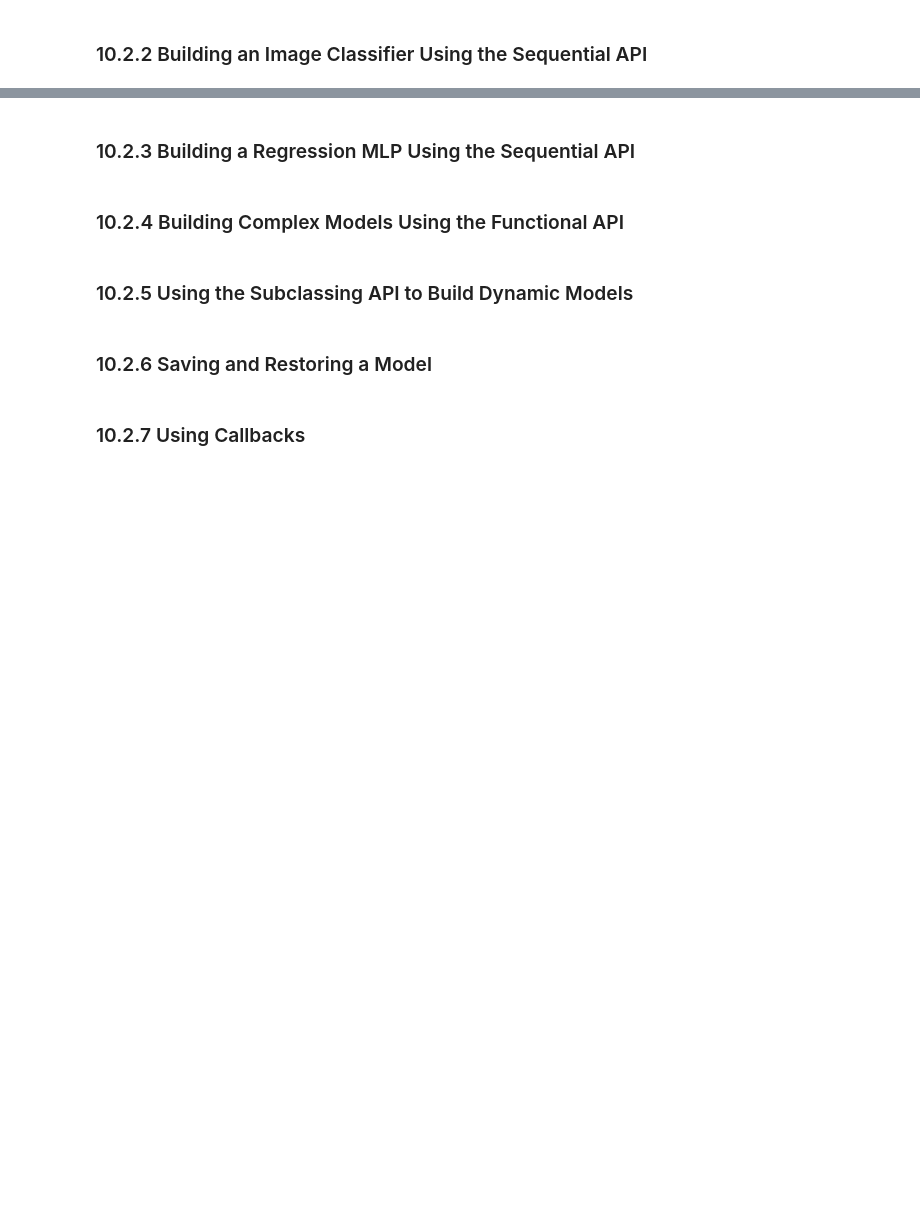
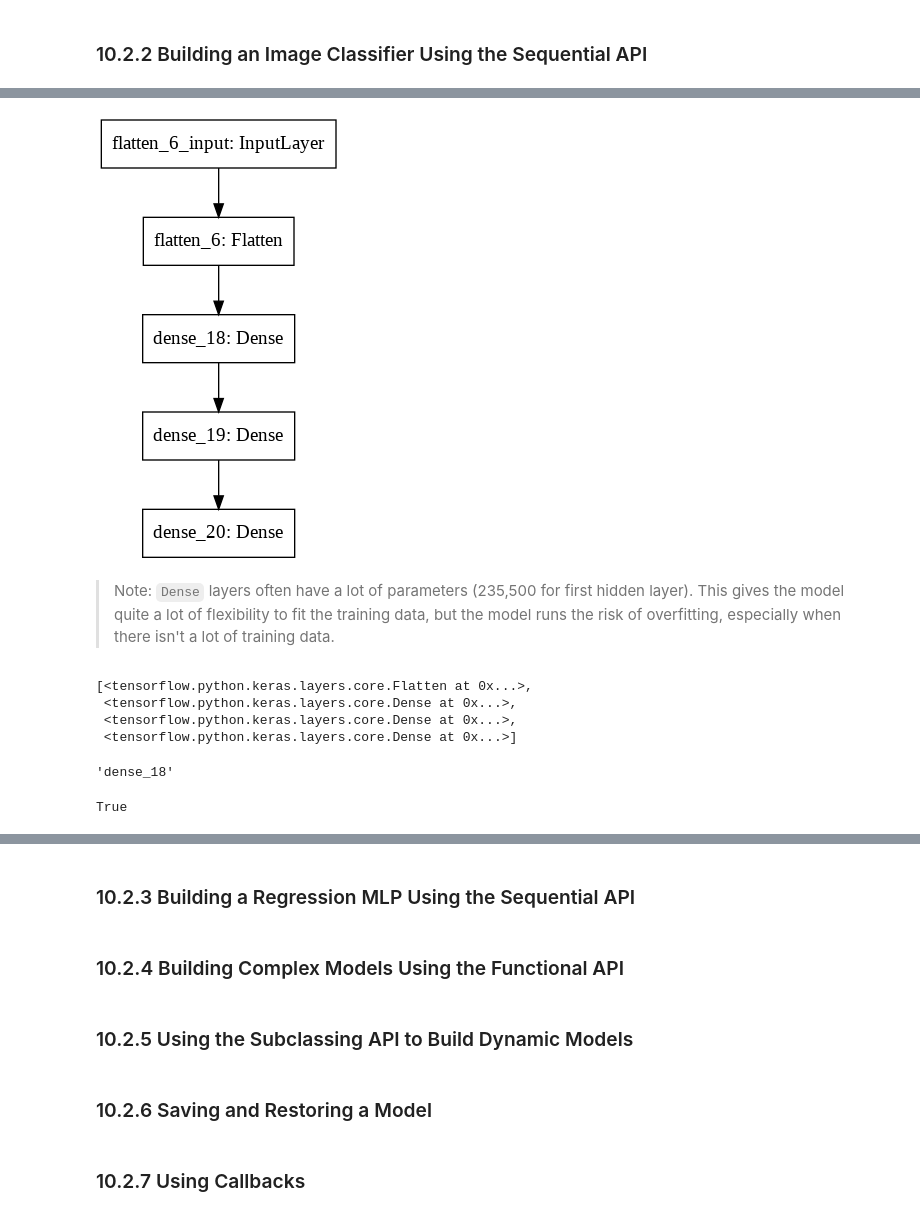
Before and after one commit to Brandon-Luong/Hands-On-Machine-Learning, a Jupyter notebook: 10-Introduction_Artificial_Neural_Networks_Keras.ipynb, the cells around one changed output, grey strips where cells are left out. Cells and saved outputs as stored; diff of their text form; code cells hidden in the pictures; blank space fills up the shorter version.

```diff
--- a/10-Introduction_Artificial_Neural_Networks_Keras.ipynb
+++ b/10-Introduction_Artificial_Neural_Networks_Keras.ipynb
@@ -158,0 +232,7 @@ Since we are predicting probability distributions, cross-entropy loss (also call
+# %%
+model = keras.models.Sequential([
+  keras.layers.Flatten(input_shape=[28, 28]),
+  keras.layers.Dense(300, activation="relu"),
+  keras.layers.Dense(100, activation="relu"),
+  keras.layers.Dense(10, activation="softmax")
+])
@@ -158,0 +259,22 @@ Since we are predicting probability distributions, cross-entropy loss (also call
+# %%
+keras.utils.plot_model(model) # Generates an image of your model
+# %% [output]
+[figure, added]
+# %% [markdown]
+> Note: `Dense` layers often have a lot of parameters (235,500 for first hidden layer). This gives the model quite a lot of flexibility to fit the training data, but the model runs the risk of overfitting, especially when there isn't a lot of training data.
+# %%
+model.layers
+# %% [output]
+[<tensorflow.python.keras.layers.core.Flatten at 0x...>,
+ <tensorflow.python.keras.layers.core.Dense at 0x...>,
+ <tensorflow.python.keras.layers.core.Dense at 0x...>,
+ <tensorflow.python.keras.layers.core.Dense at 0x...>]
+# %%
+hidden1 = model.layers[1]
+hidden1.name
+# %% [output]
+'dense_18'
+# %%
+model.get_layer('dense_18') is hidden1 # 'dense_3' instead of book's 'dense'
+# %% [output]
+True
```
Also changed, not shown: parts of 37 cells of this notebook.
